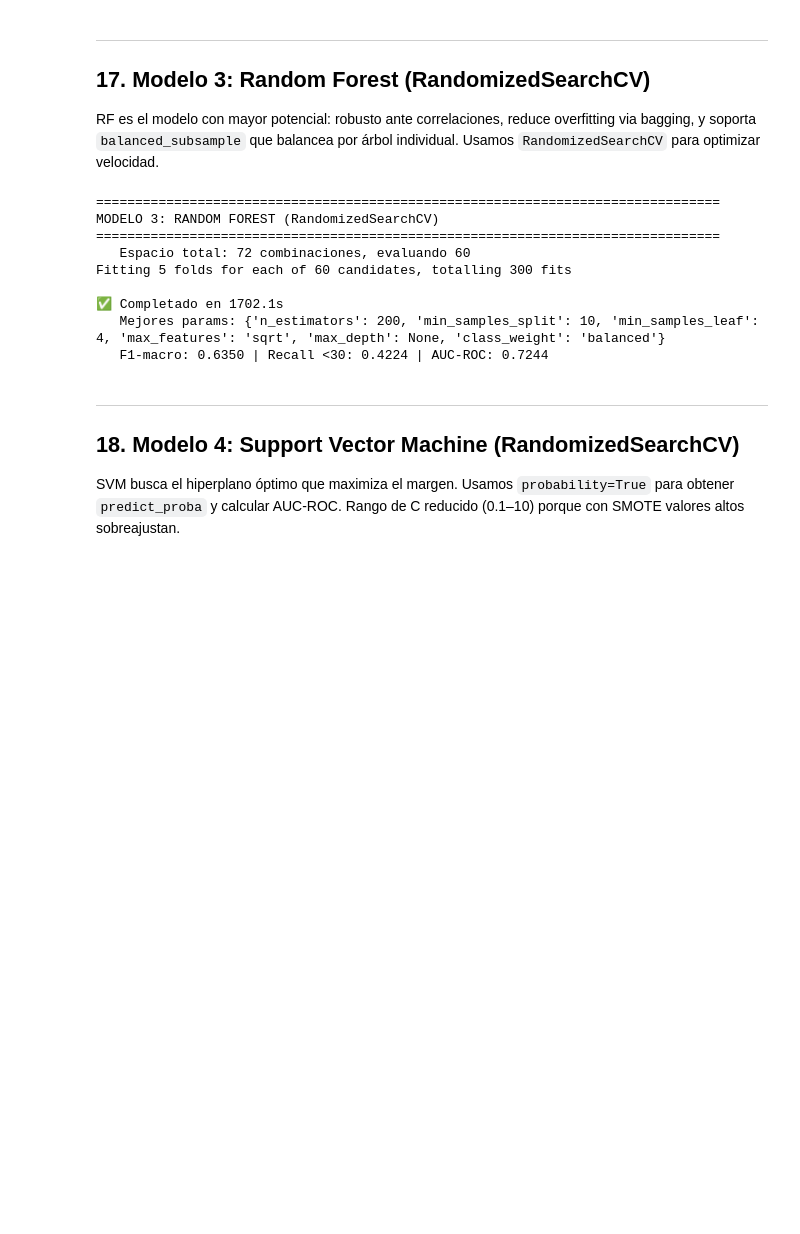
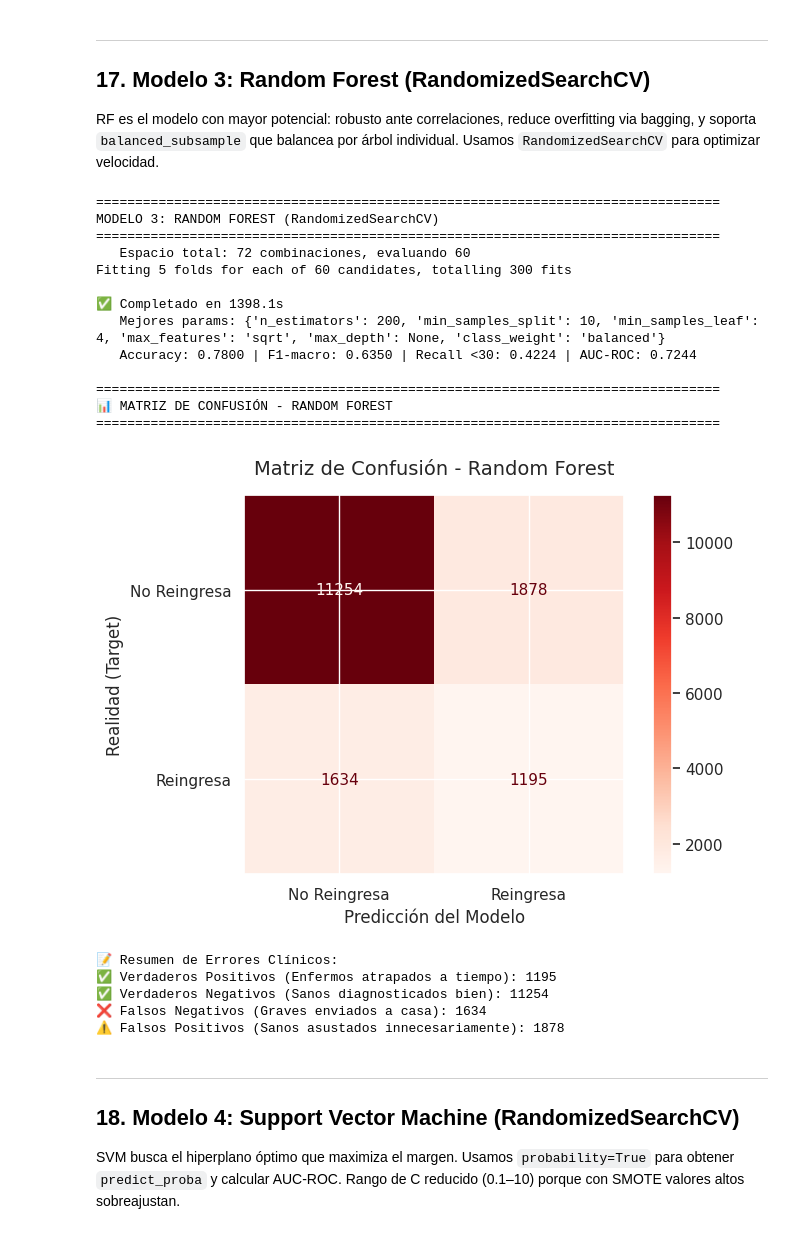
Before and after one commit to SantiagoAmaya99/Proyecto_Final_IA1_UIS, a Jupyter notebook: parcial-2/EDA_Diabetes_Final copy.ipynb, the cells around one changed output. Drawn from its saved outputs; the diff is of its cells as text; code cells hidden in the pictures; blank space fills up the shorter version.

```diff
--- a/parcial-2/EDA_Diabetes_Final copy.ipynb
+++ b/parcial-2/EDA_Diabetes_Final copy.ipynb
@@ -1211,6 +1037,12 @@ Fitting 5 folds for each of 320 candidates, totalling 1600 fits
 
 RF es el modelo con mayor potencial: robusto ante correlaciones, reduce overfitting via bagging, y soporta `balanced_subsample` que balancea por árbol individual. Usamos `RandomizedSearchCV` para optimizar velocidad.
 # %%
+import time
+import matplotlib.pyplot as plt
+from sklearn.ensemble import RandomForestClassifier
+from sklearn.model_selection import RandomizedSearchCV
+from sklearn.metrics import f1_score, recall_score, precision_score, roc_auc_score, accuracy_score, confusion_matrix, ConfusionMatrixDisplay
+
 print("="*80)
 print("MODELO 3: RANDOM FOREST (RandomizedSearchCV)")
 print("="*80)
@@ -1230,37 +1062,80 @@ print(f"   Espacio total: {total_space} combinaciones, evaluando 60")
 grid_rf = RandomizedSearchCV(
     RandomForestClassifier(random_state=42, n_jobs=-1),
     param_dist_rf, n_iter=60, cv=cv_strategy,
     scoring=scoring, refit='f1_macro',
     n_jobs=1,   # RF ya paraleliza internamente con n_jobs=-1
     random_state=42, verbose=1
 )
 
 start = time.time()
 grid_rf.fit(X_train, y_train)
 t_rf = time.time() - start
 
 y_pred_rf = grid_rf.predict(X_test)
-acc_rf       = grid_rf.score(X_test, y_test)
+
+# --- CORRECCIÓN DEL ACCURACY ---
+acc_rf       = accuracy_score(y_test, y_pred_rf)
 f1_rf        = f1_score(y_test, y_pred_rf, average='macro')
 recall_cls   = recall_score(y_test, y_pred_rf, average=None, labels=[0, 1])
 recall_30_rf = recall_cls[1]
 prec_cls     = precision_score(y_test, y_pred_rf, average=None, labels=[0, 1])
 prec_30_rf   = prec_cls[1]
 auc_rf       = roc_auc_score(y_test, grid_rf.predict_proba(X_test)[:, 1])
 
 print(f"\n✅ Completado en {t_rf:.1f}s")
 print(f"   Mejores params: {grid_rf.best_params_}")
-print(f"   F1-macro: {f1_rf:.4f} | Recall <30: {recall_30_rf:.4f} | AUC-ROC: {auc_rf:.4f}")
+print(f"   Accuracy: {acc_rf:.4f} | F1-macro: {f1_rf:.4f} | Recall <30: {recall_30_rf:.4f} | AUC-ROC: {auc_rf:.4f}")
+
+# ==========================================
+# SECCIÓN VISUAL: MATRIZ DE CONFUSIÓN
+# ==========================================
+print("\n" + "="*80)
+print("📊 MATRIZ DE CONFUSIÓN - RANDOM FOREST")
+print("="*80)
+
+fig, ax = plt.subplots(figsize=(7, 5))
+disp = ConfusionMatrixDisplay.from_predictions(
+    y_test,
+    y_pred_rf,
+    display_labels=['No Reingresa', 'Reingresa'],
+    cmap='Reds', # Color rojo para el Random Forest
+    colorbar=True,
+    values_format='d', # Desactiva la notación e+04
+    ax=ax
+)
+plt.title('Matriz de Confusión - Random Forest', fontsize=14, pad=15)
+plt.xlabel('Predicción del Modelo', fontsize=12)
+plt.ylabel('Realidad (Target)', fontsize=12)
+plt.tight_layout()
+plt.show()
+
+# Resumen en texto
+tn, fp, fn, tp = confusion_matrix(y_test, y_pred_rf).ravel()
+print(f"\n📝 Resumen de Errores Clínicos:")
+print(f"✅ Verdaderos Positivos (Enfermos atrapados a tiempo): {tp}")
+print(f"✅ Verdaderos Negativos (Sanos diagnosticados bien): {tn}")
+print(f"❌ Falsos Negativos (Graves enviados a casa): {fn}")
+print(f"⚠️ Falsos Positivos (Sanos asustados innecesariamente): {fp}")
 # %% [output]
 ================================================================================
 MODELO 3: RANDOM FOREST (RandomizedSearchCV)
 ================================================================================
    Espacio total: 72 combinaciones, evaluando 60
 Fitting 5 folds for each of 60 candidates, totalling 300 fits
 
-✅ Completado en 1702.1s
+✅ Completado en 1398.1s
    Mejores params: {'n_estimators': 200, 'min_samples_split': 10, 'min_samples_leaf': 4, 'max_features': 'sqrt', 'max_depth': None, 'class_weight': 'balanced'}
-   F1-macro: 0.6350 | Recall <30: 0.4224 | AUC-ROC: 0.7244
+   Accuracy: 0.7800 | F1-macro: 0.6350 | Recall <30: 0.4224 | AUC-ROC: 0.7244
+
+================================================================================
+📊 MATRIZ DE CONFUSIÓN - RANDOM FOREST
+================================================================================
+[figure, added]
+📝 Resumen de Errores Clínicos:
+✅ Verdaderos Positivos (Enfermos atrapados a tiempo): 1195
+✅ Verdaderos Negativos (Sanos diagnosticados bien): 11254
+❌ Falsos Negativos (Graves enviados a casa): 1634
+⚠️ Falsos Positivos (Sanos asustados innecesariamente): 1878
 # %% [markdown]
 ---
 ## 18. Modelo 4: Support Vector Machine (RandomizedSearchCV)
```
Also changed, not shown: parts of 19 cells of this notebook.
